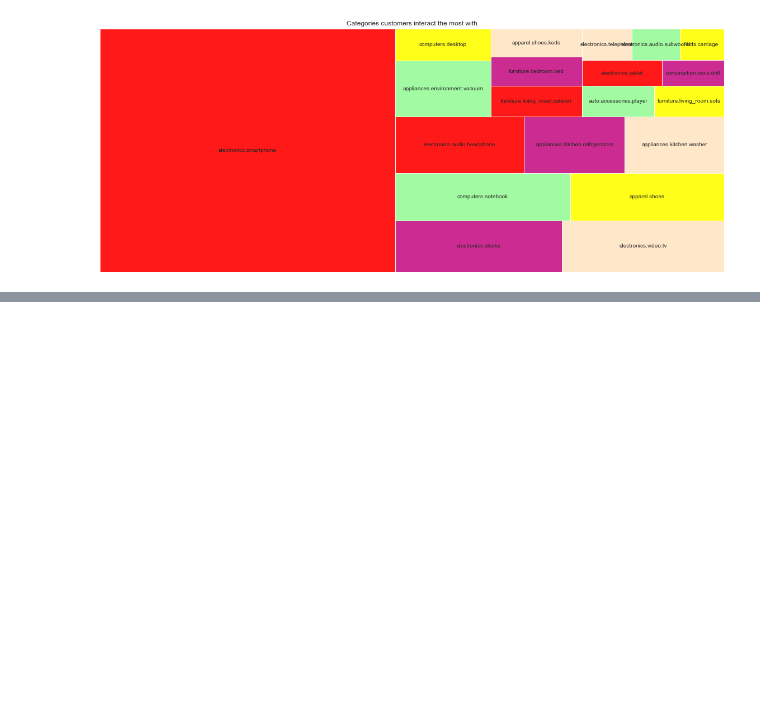
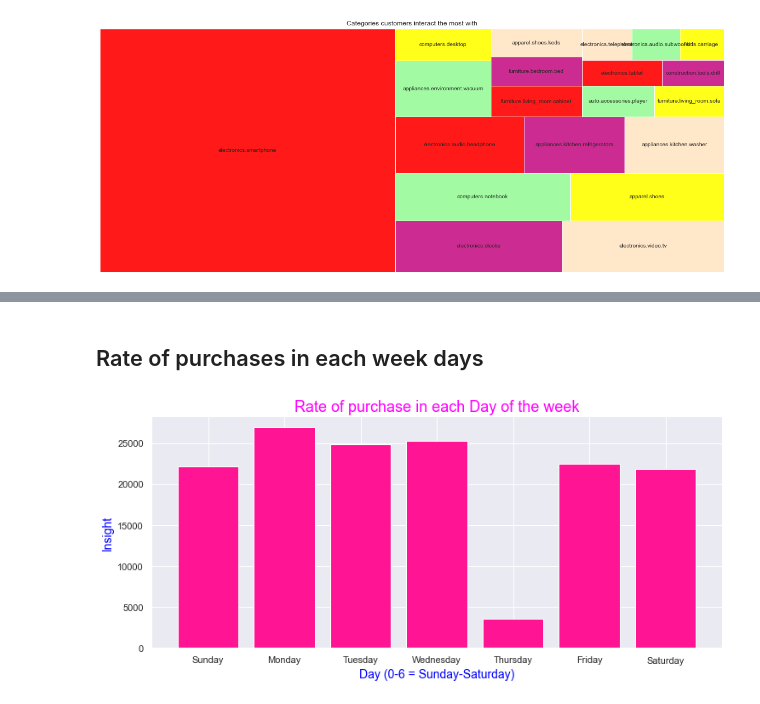
Before and after one commit to Hmmsien/ECommerce_behavior, a Jupyter notebook: Ecommerce-Behavior-Analytics-Maher.ipynb, the cells around one changed output, grey strips where cells are left out. Saved outputs shown, nothing was run; the diff lists cells and outputs as text; code cells hidden in the pictures; blank space fills up the shorter version.

```diff
--- a/Ecommerce-Behavior-Analytics-Maher.ipynb
+++ b/Ecommerce-Behavior-Analytics-Maher.ipynb
@@ -165,0 +228,13 @@ plt.show()
+# %% [markdown]
+## Rate of purchases in each week days
+# %%
+purchases.head(7)
+
+plt.bar(purchases['event_time'],purchases['total'],color='#FF1493')
+plt.xticks([0, 1, 2,3,4,5,6], ['Sunday','Monday','Tuesday','Wednesday','Thursday','Friday','Saturday'])
+plt.title('Rate of purchase in each Day of the week', fontsize=18, color = '#FF00FF')
+plt.xlabel('Day (0-6 = Sunday-Saturday)', fontsize=14, color = '#0000FF')
+plt.ylabel('Insight', fontsize=14, color = '#0000FF')
+plt.show()
+# %% [output]
+[figure, added]
```
Also changed, not shown: parts of 16 cells of this notebook.
